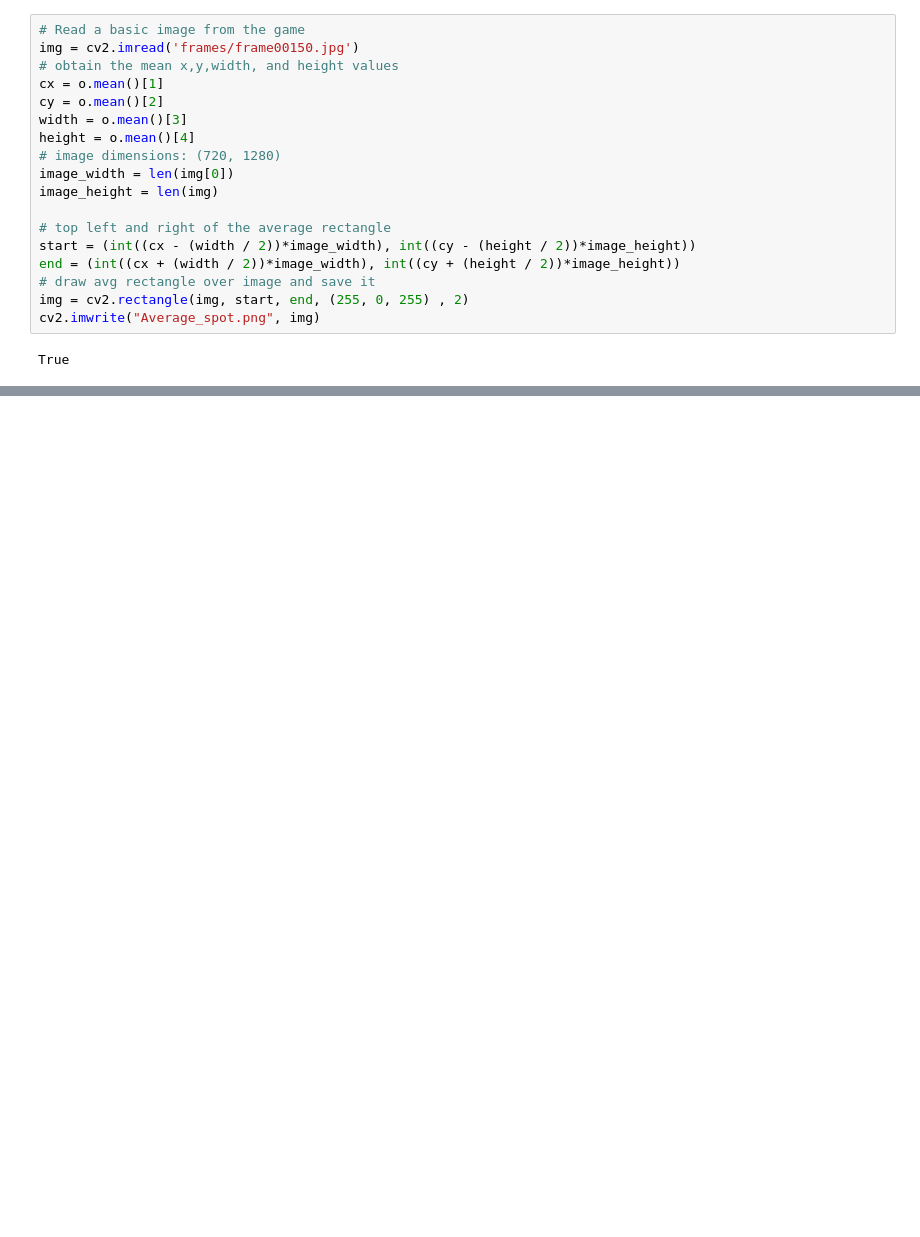
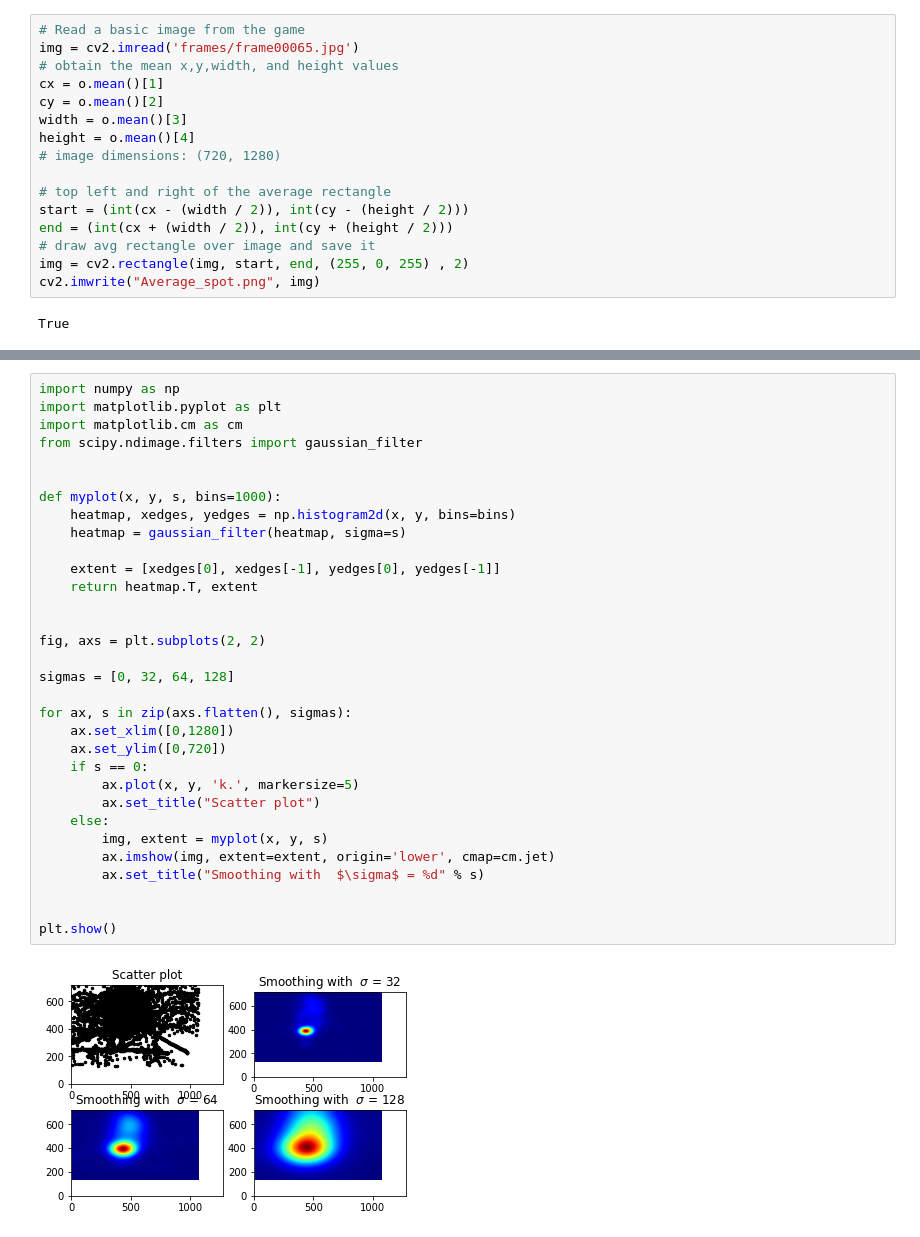
Before and after one commit to 2020-Computer-Vision/PitchAutomation, a Jupyter notebook: Pitch Analytics.ipynb, the cells around one changed output, grey strips where cells are left out. Saved outputs shown, nothing was run; the diff lists cells and outputs as text; blank space fills up the shorter version.

```diff
--- a/Pitch Analytics.ipynb
+++ b/Pitch Analytics.ipynb
@@ -36,19 +42,17 @@ Number of consecutive Streams with the ball: 1234
 ## Get the Average spot of the ball
 # %%
 # Read a basic image from the game
-img = cv2.imread('frames/frame00150.jpg')
+img = cv2.imread('frames/frame00065.jpg')
 # obtain the mean x,y,width, and height values
 cx = o.mean()[1]
 cy = o.mean()[2]
 width = o.mean()[3]
 height = o.mean()[4]
 # image dimensions: (720, 1280)
-image_width = len(img[0])
-image_height = len(img)
 
 # top left and right of the average rectangle
-start = (int((cx - (width / 2))*image_width), int((cy - (height / 2))*image_height))
-end = (int((cx + (width / 2))*image_width), int((cy + (height / 2))*image_height))
+start = (int(cx - (width / 2)), int(cy - (height / 2)))
+end = (int(cx + (width / 2)), int(cy + (height / 2)))
 # draw avg rectangle over image and save it
 img = cv2.rectangle(img, start, end, (255, 0, 255) , 2)
 cv2.imwrite("Average_spot.png", img)
@@ -56,0 +125,34 @@ True
+# %%
+import numpy as np
+import matplotlib.pyplot as plt
+import matplotlib.cm as cm
+from scipy.ndimage.filters import gaussian_filter
+
+
+def myplot(x, y, s, bins=1000):
+    heatmap, xedges, yedges = np.histogram2d(x, y, bins=bins)
+    heatmap = gaussian_filter(heatmap, sigma=s)
+
+    extent = [xedges[0], xedges[-1], yedges[0], yedges[-1]]
+    return heatmap.T, extent
+
+
+fig, axs = plt.subplots(2, 2)
+
+sigmas = [0, 32, 64, 128]
+
+for ax, s in zip(axs.flatten(), sigmas):
+    ax.set_xlim([0,1280])
+    ax.set_ylim([0,720])
+    if s == 0:
+        ax.plot(x, y, 'k.', markersize=5)
+        ax.set_title("Scatter plot")
+    else:
+        img, extent = myplot(x, y, s)
+        ax.imshow(img, extent=extent, origin='lower', cmap=cm.jet)
+        ax.set_title("Smoothing with  $\sigma$ = %d" % s)
+
+
+plt.show()
+# %% [output]
+[figure, added]
```
Also changed, not shown: parts of 15 cells of this notebook, 5 other files.
